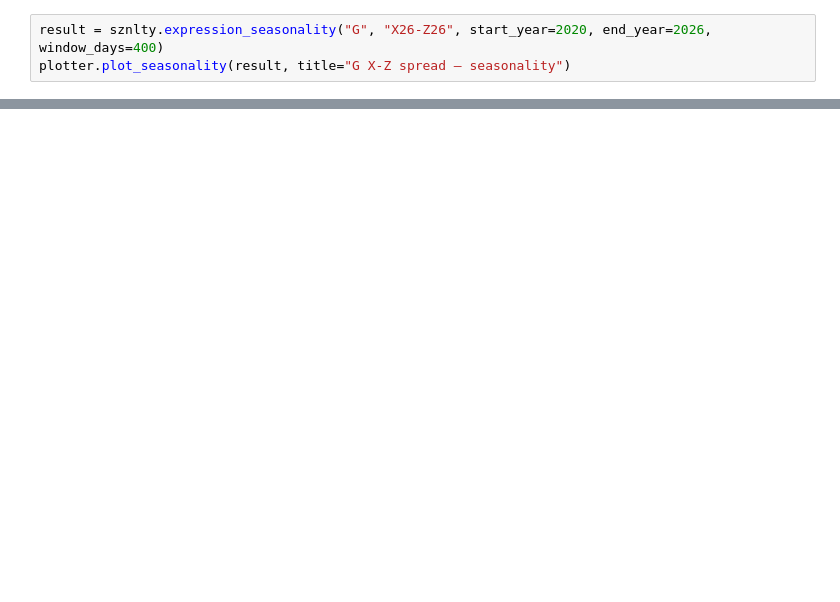
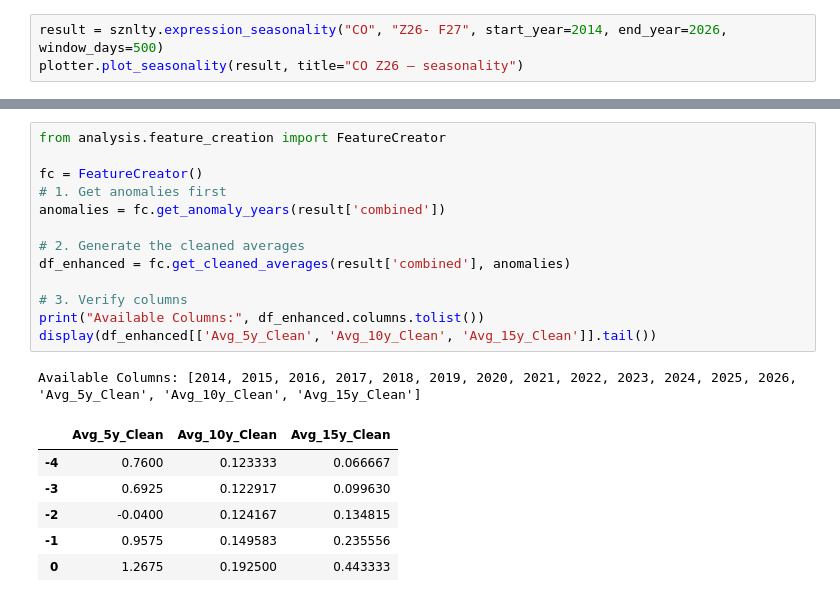
Before and after one commit to ashu01304/V2, a Jupyter notebook: main.ipynb, the cells around one changed output, grey strips where cells are left out. Saved outputs shown, nothing was run; the diff lists cells and outputs as text; blank space fills up the shorter version.

Commit message:
updated main and created feature creation , everything seems right at the moment.

```diff
--- a/main.ipynb
+++ b/main.ipynb
@@ -12,4 +11,4 @@ result = sznlty.outright_seasonality("CO", "Z", start_year=2019, end_year=2026,
 plotter.plot_seasonality(result, title="CO Z — outright seasonality")
 # %%
-result = sznlty.expression_seasonality("G", "X26-Z26", start_year=2020, end_year=2026, window_days=400)
-plotter.plot_seasonality(result, title="G X-Z spread — seasonality")
+result = sznlty.expression_seasonality("CO", "Z26- F27", start_year=2014, end_year=2026, window_days=500)
+plotter.plot_seasonality(result, title="CO Z26 — seasonality")
@@ -66,0 +56,21 @@ VBox(children=(HBox(children=(Text(value='CL', description='Symbol:'), Text(valu
+# %%
+from analysis.feature_creation import FeatureCreator
+
+fc = FeatureCreator()
+# 1. Get anomalies first
+anomalies = fc.get_anomaly_years(result['combined'])
+
+# 2. Generate the cleaned averages
+df_enhanced = fc.get_cleaned_averages(result['combined'], anomalies)
+
+# 3. Verify columns
+print("Available Columns:", df_enhanced.columns.tolist())
+display(df_enhanced[['Avg_5y_Clean', 'Avg_10y_Clean', 'Avg_15y_Clean']].tail())
+# %% [output]
+Available Columns: [2014, 2015, 2016, 2017, 2018, 2019, 2020, 2021, 2022, 2023, 2024, 2025, 2026, 'Avg_5y_Clean', 'Avg_10y_Clean', 'Avg_15y_Clean']
+|  | Avg_5y_Clean | Avg_10y_Clean | Avg_15y_Clean |
+| -4 | 0.7600 | 0.123333 | 0.066667 |
+| -3 | 0.6925 | 0.122917 | 0.099630 |
+| -2 | -0.0400 | 0.124167 | 0.134815 |
+| -1 | 0.9575 | 0.149583 | 0.235556 |
+| 0 | 1.2675 | 0.192500 | 0.443333 |
```
Also changed, not shown: parts of 8 cells of this notebook, 3 other files.
